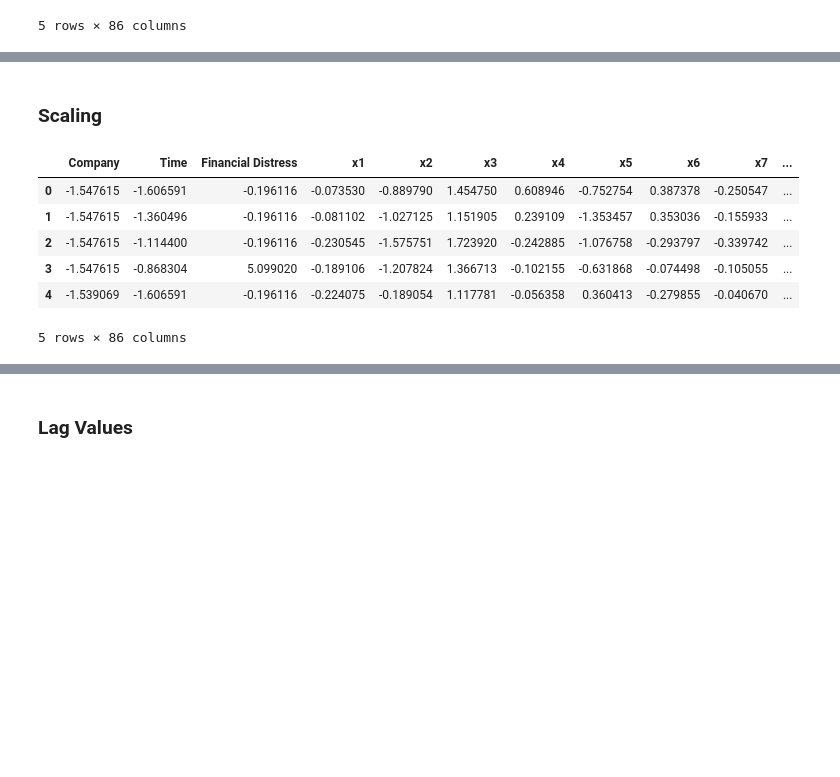
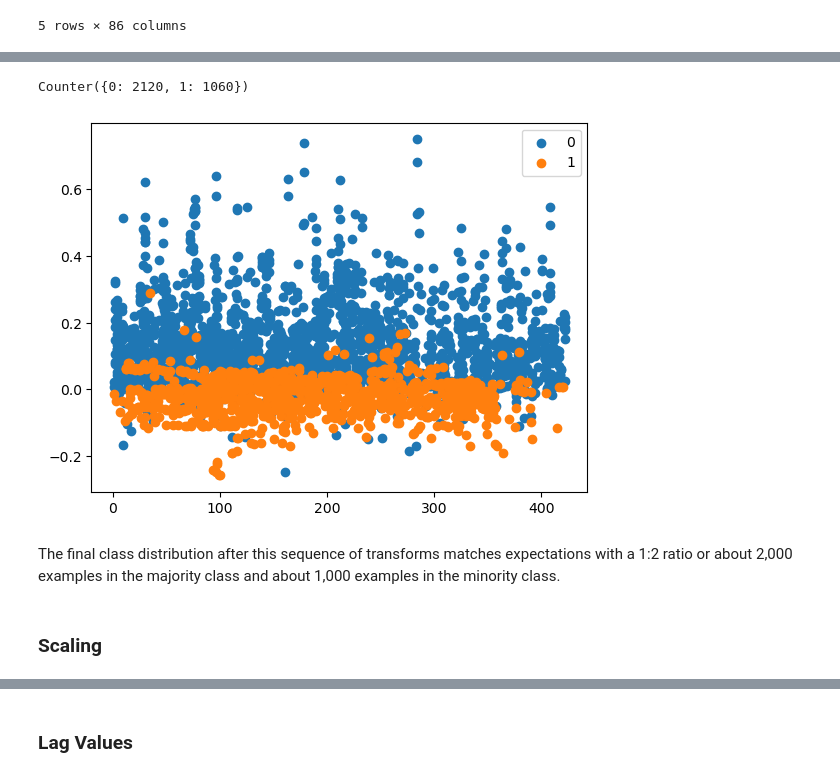
Before and after one commit to AndreCatarino/Financial-Distress-Prediction, a Jupyter notebook: docs/03_data_preparation.ipynb, the cells around one changed output, grey strips where cells are left out. Drawn from its saved outputs; the diff is of its cells as text; code cells hidden in the pictures; blank space fills up the shorter version.

```diff
--- a/docs/03_data_preparation.ipynb
+++ b/docs/03_data_preparation.ipynb
@@ -34,17 +51,10 @@ df.head()
+# %%
+# Transform data with SMOTE for minority class and RandomUnderSampler for majority class to tackle class imbalance
+X, y = processor.transform(X, y,0.3,0.5)
+# %% [output]
+Counter({0: 2120, 1: 1060})
+[figure, added]
+# %% [markdown]
+ The final class distribution after this sequence of transforms matches expectations with a 1:2 ratio or about 2,000 examples in the majority class and about 1,000 examples in the minority class.
 # %% [markdown]
 ### Scaling
-# %%
-# standardize data
-scaler = StandardScaler()
-df_scaled = scaler.fit_transform(df)
-df_scaled = pd.DataFrame(df_scaled, columns=df.columns)
-
-df_scaled.head()
-# %% [output]
-|  | Company | Time | Financial Distress | x1 | x2 | x3 | x4 | x5 | x6 | x7 | ... |
-| 0 | -1.547615 | -1.606591 | -0.196116 | -0.073530 | -0.889790 | 1.454750 | 0.608946 | -0.752754 | 0.387378 | -0.250547 | ... |
-| 1 | -1.547615 | -1.360496 | -0.196116 | -0.081102 | -1.027125 | 1.151905 | 0.239109 | -1.353457 | 0.353036 | -0.155933 | ... |
-| 2 | -1.547615 | -1.114400 | -0.196116 | -0.230545 | -1.575751 | 1.723920 | -0.242885 | -1.076758 | -0.293797 | -0.339742 | ... |
-| 3 | -1.547615 | -0.868304 | 5.099020 | -0.189106 | -1.207824 | 1.366713 | -0.102155 | -0.631868 | -0.074498 | -0.105055 | ... |
-| 4 | -1.539069 | -1.606591 | -0.196116 | -0.224075 | -0.189054 | 1.117781 | -0.056358 | 0.360413 | -0.279855 | -0.040670 | ... |
-5 rows × 86 columns
```
Also changed, not shown: parts of 15 cells of this notebook, 8 other files.
